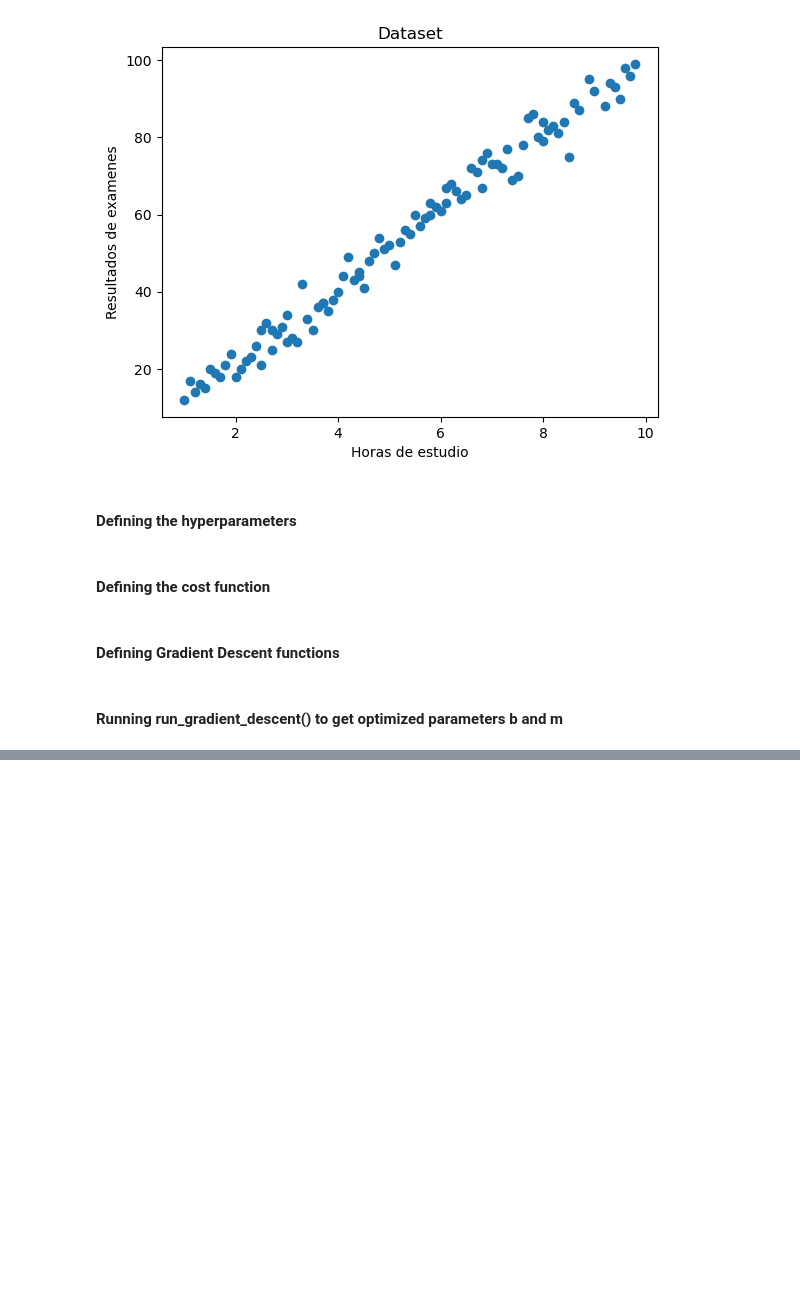
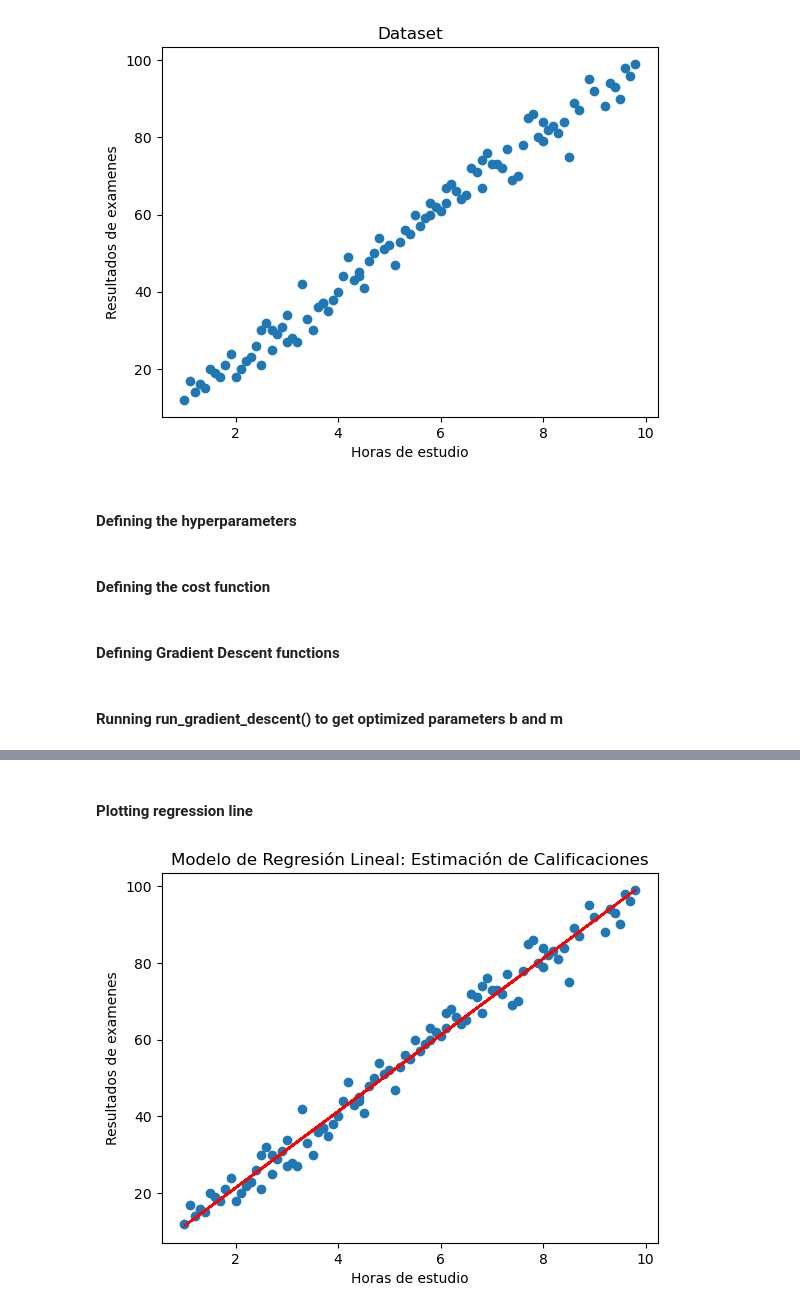
Before and after one commit to ccalvop/ML-LinearRegression, a Jupyter notebook: StudentStudyHours/Student_Study_Hours_Analysis.ipynb, the cells around one changed output, grey strips where cells are left out. Drawn from its saved outputs; the diff is of its cells as text; code cells hidden in the pictures; blank space fills up the shorter version.

```diff
--- a/StudentStudyHours/Student_Study_Hours_Analysis.ipynb
+++ b/StudentStudyHours/Student_Study_Hours_Analysis.ipynb
@@ -104,0 +136,15 @@ NameError: name 'update_parameters' is not defined
+# %% [markdown]
+#### Plotting regression line
+# %%
+#Plot dataset
+plt.scatter(x, y)
+#Predict y values
+pred = m * x + b
+#Plot predictions as line of best fit
+plt.title('Modelo de Regresión Lineal: Estimación de Calificaciones')
+plt.xlabel('Horas de estudio')
+plt.ylabel('Resultados de examenes')
+plt.plot(x, pred, c='r')
+plt.show()
+# %% [output]
+[figure, added]
```
Also changed, not shown: parts of 7 cells of this notebook.
